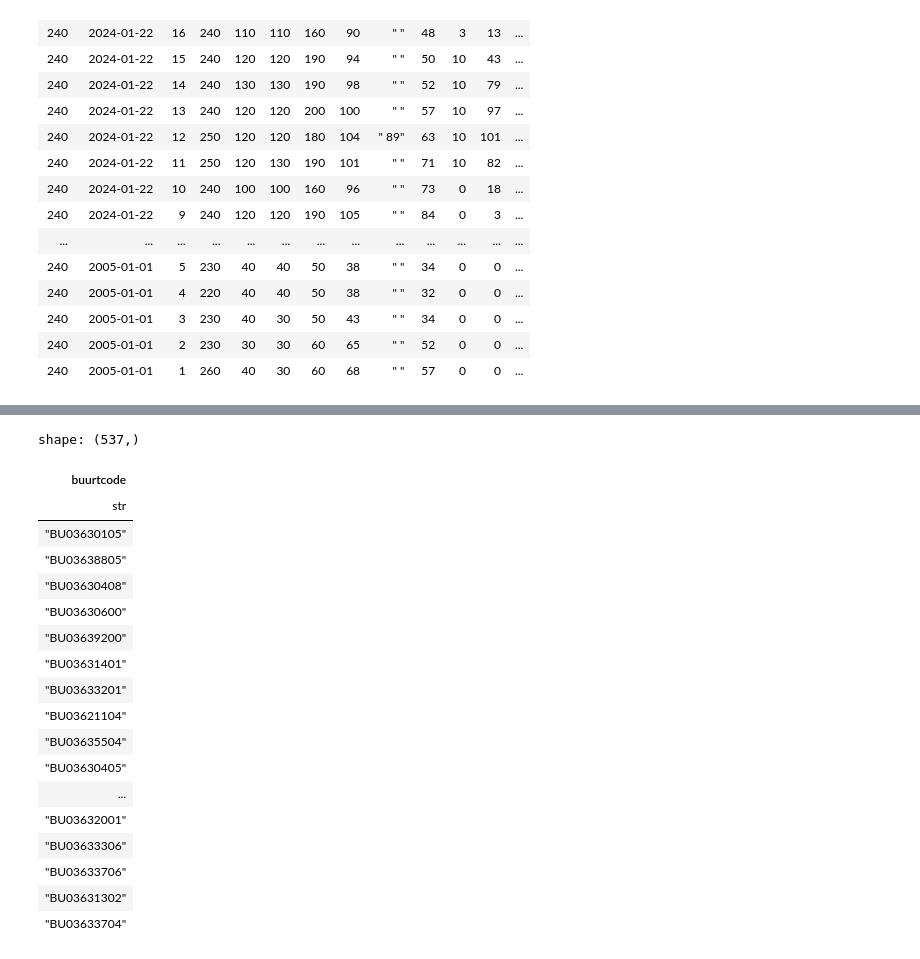
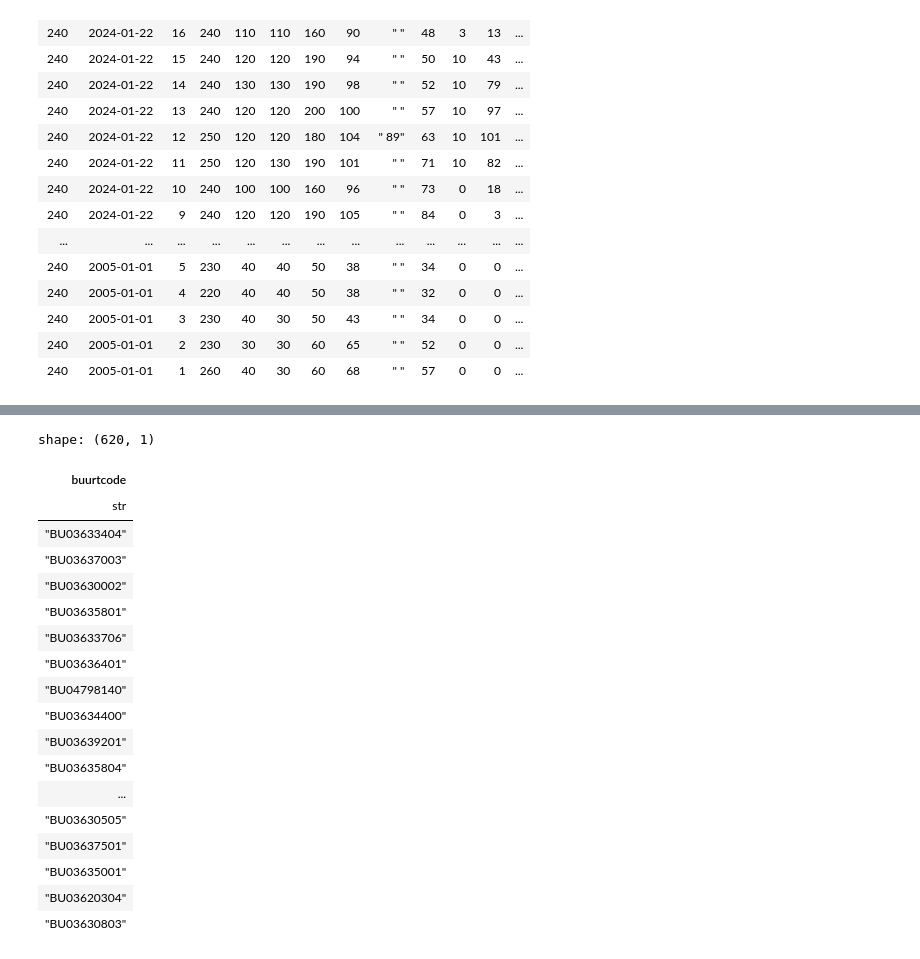
Before and after one commit to melchiorhering/DSP-Storm-Damage-on-Urban-Areas, a Jupyter notebook: src/notebooks/workbook.ipynb, the cells around one changed output, grey strips where cells are left out. Cells and saved outputs as stored; diff of their text form; code cells hidden in the pictures.

```diff
--- a/src/notebooks/workbook.ipynb
+++ b/src/notebooks/workbook.ipynb
@@ -211,22 +134,0 @@ model_data.write_parquet("model_data.parquet")
-# %%
-model_data["buurtcode"].unique()
-# %% [output]
-shape: (537,)
-| buurtcode |
-| str |
-| "BU03630105" |
-| "BU03638805" |
-| "BU03630408" |
-| "BU03630600" |
-| "BU03639200" |
-| "BU03631401" |
-| "BU03633201" |
-| "BU03621104" |
-| "BU03635504" |
-| "BU03630405" |
-| ... |
-| "BU03632001" |
-| "BU03633306" |
-| "BU03633706" |
-| "BU03631302" |
-| "BU03633704" |
@@ -232,0 +143,23 @@ shape: (537,)
+# %%
+distinct_buurten = buurten_combined.select("buurtcode").unique()
+distinct_buurten
+# %% [output]
+shape: (620, 1)
+| buurtcode |
+| str |
+| "BU03633404" |
+| "BU03637003" |
+| "BU03630002" |
+| "BU03635801" |
+| "BU03633706" |
+| "BU03636401" |
+| "BU04798140" |
+| "BU03634400" |
+| "BU03639201" |
+| "BU03635804" |
+| ... |
+| "BU03630505" |
+| "BU03637501" |
+| "BU03635001" |
+| "BU03620304" |
+| "BU03630803" |
```
Also changed, not shown: parts of 14 cells of this notebook, 1 other file.
